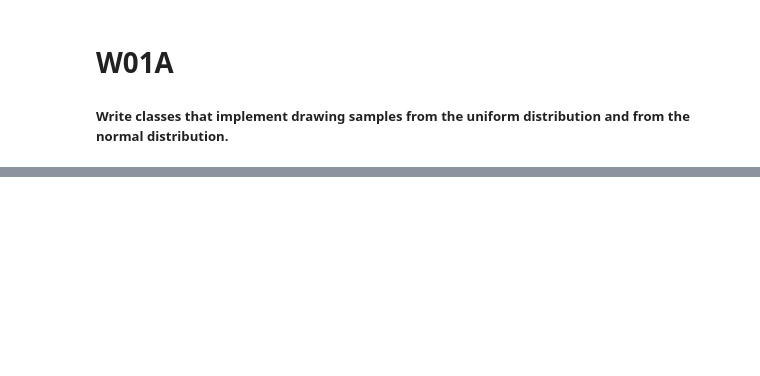
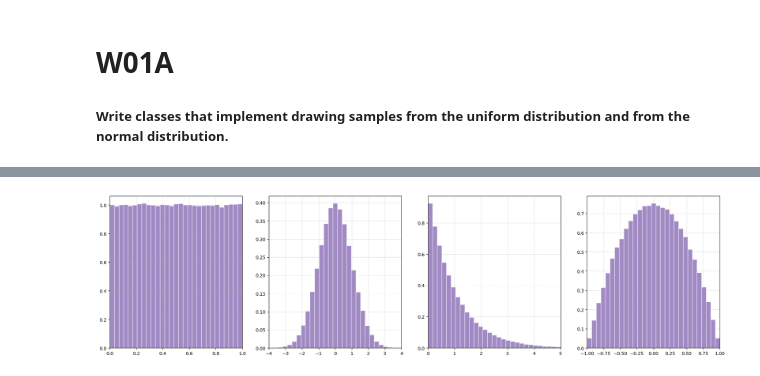
Before and after one commit to Asged/CompPhys, a Jupyter notebook: Week 01/W01A.ipynb, the cells around one changed output, grey strips where cells are left out. Saved outputs shown, nothing was run; the diff lists cells and outputs as text; code cells hidden in the pictures; blank space fills up the shorter version.

```diff
--- a/Week 01/W01A.ipynb
+++ b/Week 01/W01A.ipynb
@@ -31,0 +86,9 @@ n, bins, patches = plt.hist(
+# %%
+dists = [uniform, normal, exp, para]
+
+fig, axes = plt.subplots(1,4, figsize=(24,6))
+
+for dist, ax in zip(dists, axes):
+    dist.plot(ax)
+# %% [output]
+[figure, added]
```
Also changed, not shown: parts of 8 cells of this notebook.
